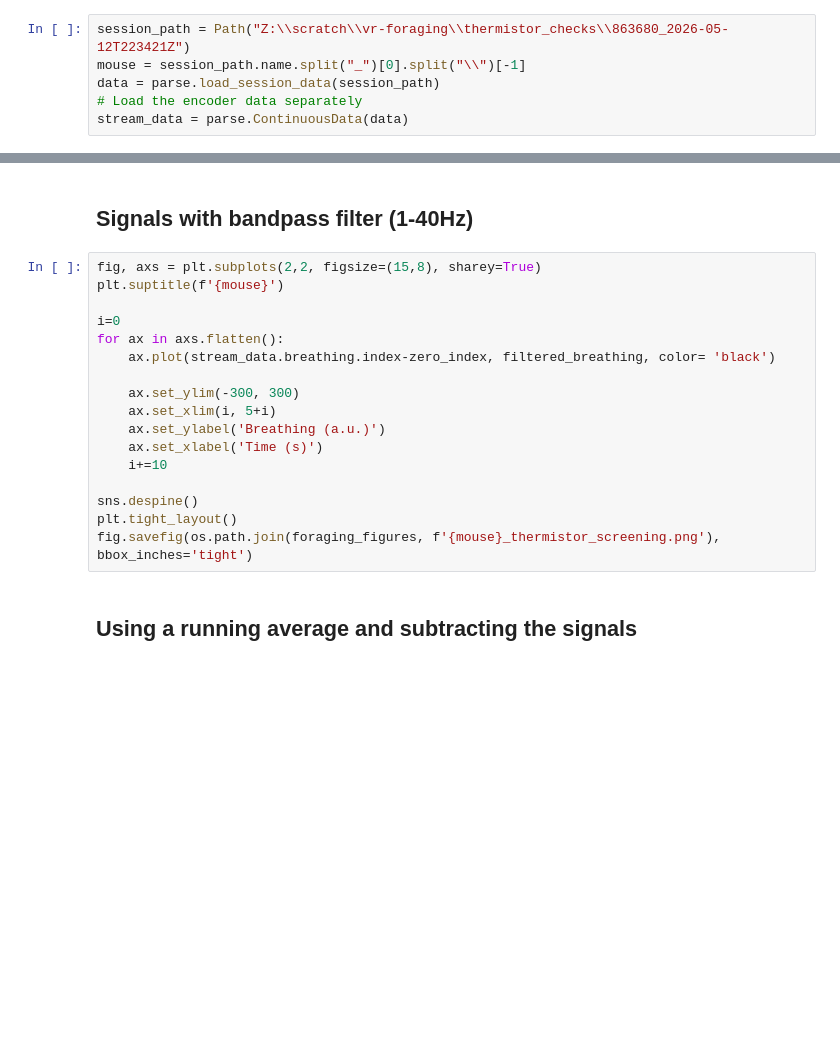
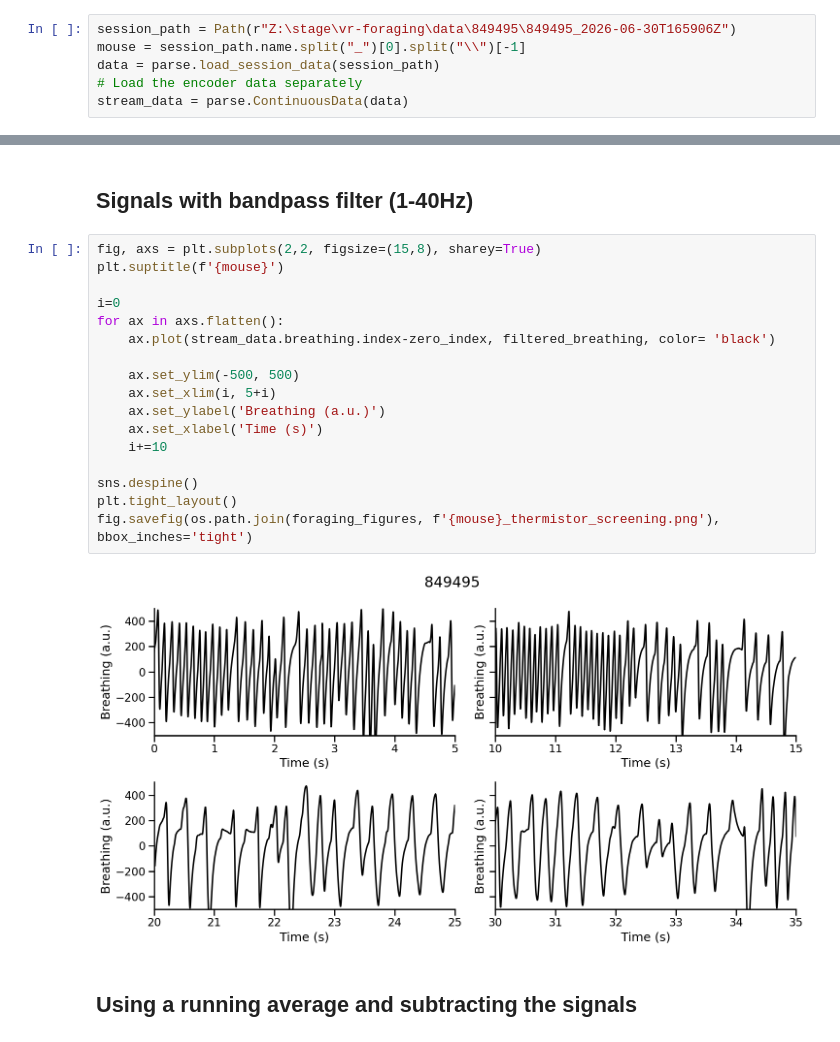
Before and after one commit to AllenNeuralDynamics/Aind.Behavior.VrForaging.Analysis, a Jupyter notebook: notebooks/BehaviorAnalysis/General/ThermistorMeasurement.ipynb, the cells around one changed output, grey strips where cells are left out. Cells and saved outputs as stored; diff of their text form; blank space fills up the shorter version.

```diff
--- a/notebooks/BehaviorAnalysis/General/ThermistorMeasurement.ipynb
+++ b/notebooks/BehaviorAnalysis/General/ThermistorMeasurement.ipynb
@@ -78,5 +31,5 @@ def extract_and_convert_time(filename):
 # %%
-session_path = Path("Z:\\scratch\\vr-foraging\\thermistor_checks\\863680_2026-05-12T223421Z")
+session_path = Path(r"Z:\stage\vr-foraging\data\849495\849495_2026-06-30T165906Z")
 mouse = session_path.name.split("_")[0].split("\\")[-1]
 data = parse.load_session_data(session_path)
 # Load the encoder data separately
@@ -99,20 +54,22 @@ filtered_breathing = breathing.lowpass_filter(filtered_breathing, cutoff_freq, f
 # %%
 fig, axs = plt.subplots(2,2, figsize=(15,8), sharey=True)
 plt.suptitle(f'{mouse}')
 
 i=0
 for ax in axs.flatten():
     ax.plot(stream_data.breathing.index-zero_index, filtered_breathing, color= 'black')
 
-    ax.set_ylim(-300, 300)
+    ax.set_ylim(-500, 500)
     ax.set_xlim(i, 5+i)
     ax.set_ylabel('Breathing (a.u.)')
     ax.set_xlabel('Time (s)')
     i+=10
 
 sns.despine()
 plt.tight_layout()
 fig.savefig(os.path.join(foraging_figures, f'{mouse}_thermistor_screening.png'), bbox_inches='tight')
+# %% [output]
+[figure, added]
 # %% [markdown]
 ## Using a running average and subtracting the signals
 # %%
```
Also changed, not shown: parts of 2 cells of this notebook.
